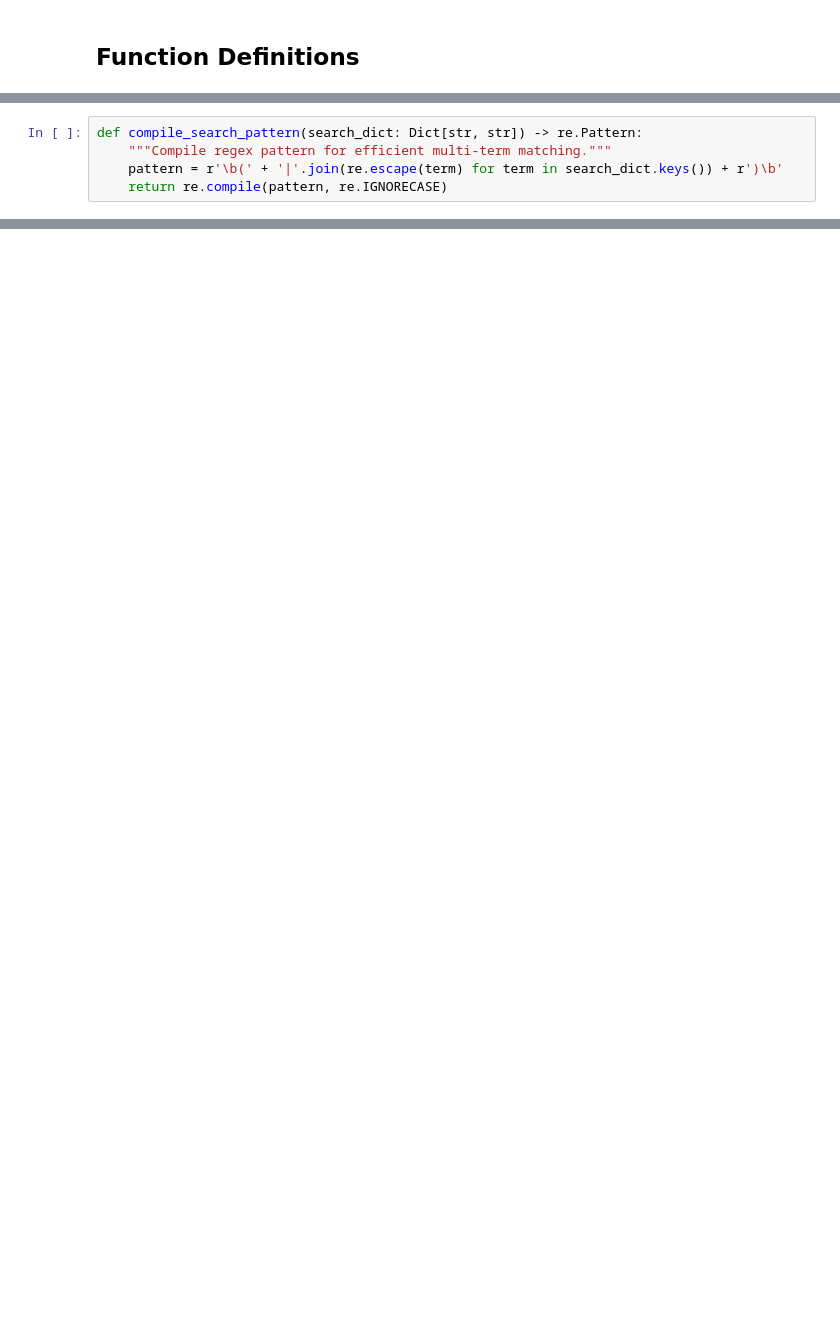
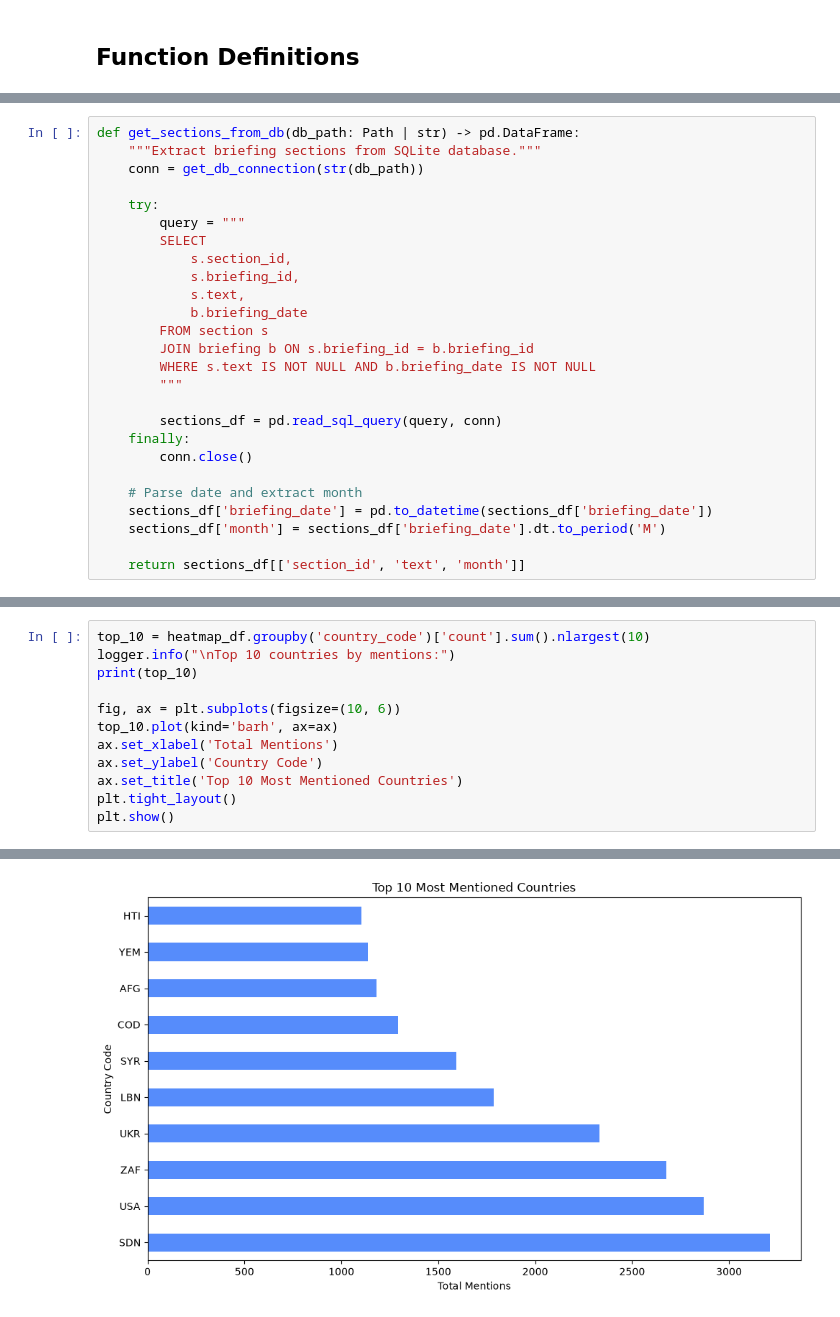
Before and after one commit to darenasc/UN-LLM-Analysis, a Jupyter notebook: notebooks/daniel/heatmap.ipynb, the cells around one changed output, grey strips where cells are left out. Drawn from its saved outputs; the diff is of its cells as text; blank space fills up the shorter version.

```diff
--- a/notebooks/daniel/heatmap.ipynb
+++ b/notebooks/daniel/heatmap.ipynb
@@ -122,5 +54,0 @@ def build_search_dict(country_df: pd.DataFrame) -> Dict[str, str]:
-# %%
-def compile_search_pattern(search_dict: Dict[str, str]) -> re.Pattern:
-    """Compile regex pattern for efficient multi-term matching."""
-    pattern = r'\b(' + '|'.join(re.escape(term) for term in search_dict.keys()) + r')\b'
-    return re.compile(pattern, re.IGNORECASE)
@@ -403,0 +82,26 @@ Top 5 months:
+# %%
+def get_sections_from_db(db_path: Path | str) -> pd.DataFrame:
+    """Extract briefing sections from SQLite database."""
+    conn = get_db_connection(str(db_path))
+
+    try:
+        query = """
+        SELECT
+            s.section_id,
+            s.briefing_id,
+            s.text,
+            b.briefing_date
+        FROM section s
+        JOIN briefing b ON s.briefing_id = b.briefing_id
+        WHERE s.text IS NOT NULL AND b.briefing_date IS NOT NULL
+        """
+
+        sections_df = pd.read_sql_query(query, conn)
+    finally:
+        conn.close()
+
+    # Parse date and extract month
+    sections_df['briefing_date'] = pd.to_datetime(sections_df['briefing_date'])
+    sections_df['month'] = sections_df['briefing_date'].dt.to_period('M')
+
+    return sections_df[['section_id', 'text', 'month']]
@@ -403,0 +445,13 @@ Top 5 months:
+# %%
+top_10 = heatmap_df.groupby('country_code')['count'].sum().nlargest(10)
+logger.info("\nTop 10 countries by mentions:")
+print(top_10)
+
+fig, ax = plt.subplots(figsize=(10, 6))
+top_10.plot(kind='barh', ax=ax)
+ax.set_xlabel('Total Mentions')
+ax.set_ylabel('Country Code')
+ax.set_title('Top 10 Most Mentioned Countries')
+plt.tight_layout()
+plt.show()
+# %% [output]
@@ -403,0 +472 @@ Top 5 months:
+[figure, added]
```
Also changed, not shown: parts of 56 cells of this notebook, 3 other files.
